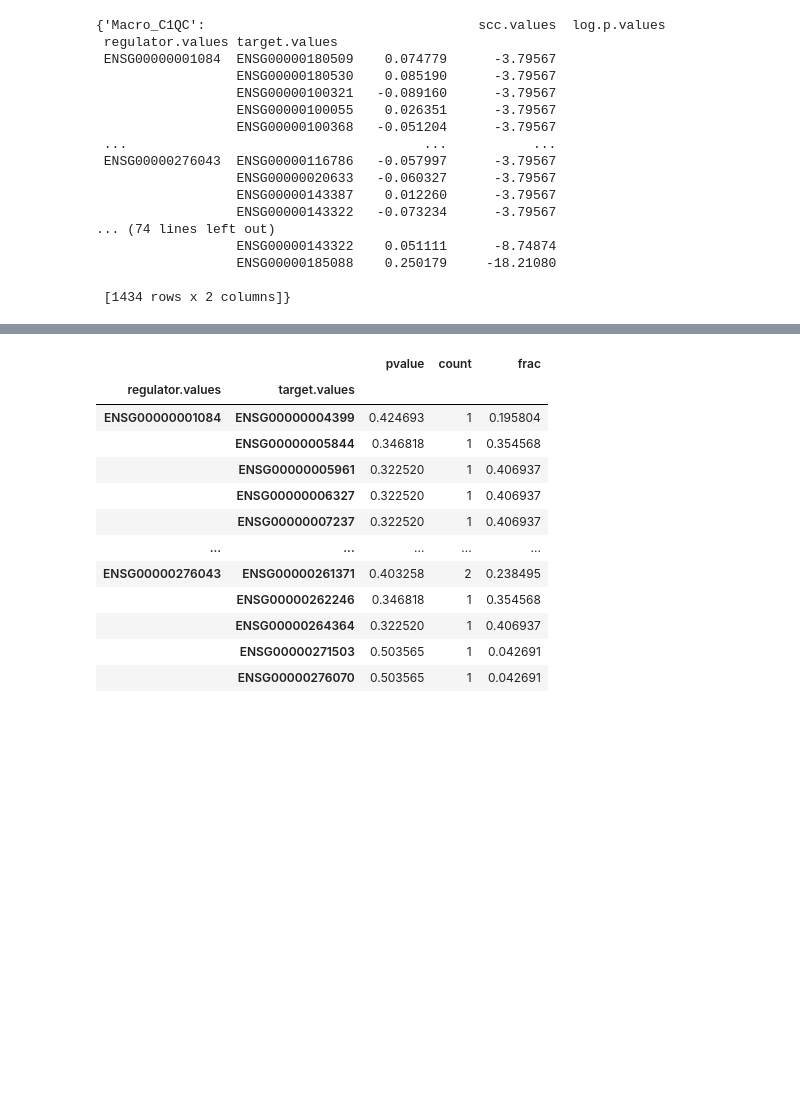
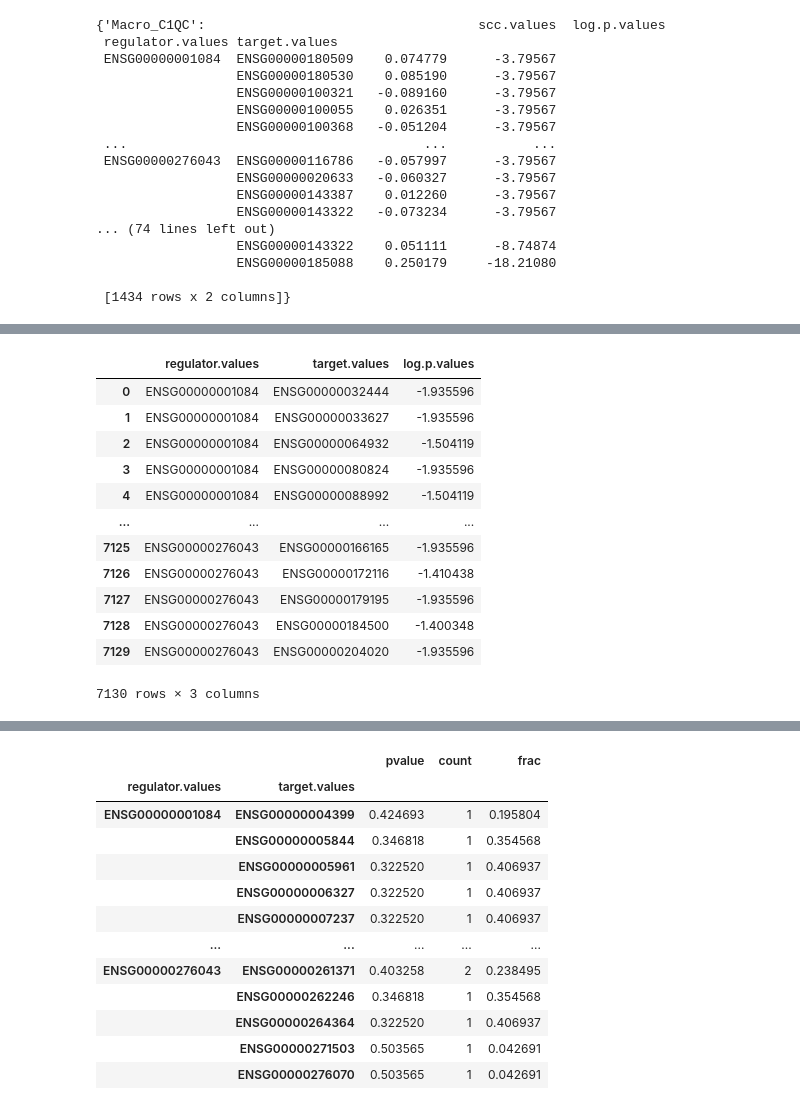
Before and after one commit to czi-ai/reg-net-llm, a Jupyter notebook: notebooks/infer_networks_mye.ipynb, the cells around one changed output, grey strips where cells are left out. Drawn from its saved outputs; the diff is of its cells as text; code cells hidden in the pictures; blank space fills up the shorter version.

```diff
--- a/notebooks/infer_networks_mye.ipynb
+++ b/notebooks/infer_networks_mye.ipynb
@@ -350,0 +392,2 @@ def infer_cell_network(probs, classes, class_networks, base_alpha):
+# %%
+E, all_edges = build_class_edge_matrix(class_networks, classes, default_alpha=(0.05 + 1)/2)
@@ -350,0 +401,3 @@ def infer_cell_network(probs, classes, class_networks, base_alpha):
+# %%
+%%timeit
+network_df = infer_cell_network_df(probs, E, all_edges, alpha=0.25)
@@ -351 +406,17 @@ def infer_cell_network(probs, classes, class_networks, base_alpha):
+# %%
+network_df
+# %% [output]
+|  | regulator.values | target.values | log.p.values |
+| 0 | ENSG00000001084 | ENSG00000032444 | -1.935596 |
+| 1 | ENSG00000001084 | ENSG00000033627 | -1.935596 |
+| 2 | ENSG00000001084 | ENSG00000064932 | -1.504119 |
+| 3 | ENSG00000001084 | ENSG00000080824 | -1.935596 |
+| 4 | ENSG00000001084 | ENSG00000088992 | -1.504119 |
+| ... | ... | ... | ... |
+| 7125 | ENSG00000276043 | ENSG00000166165 | -1.935596 |
+| 7126 | ENSG00000276043 | ENSG00000172116 | -1.410438 |
+| 7127 | ENSG00000276043 | ENSG00000179195 | -1.935596 |
+| 7128 | ENSG00000276043 | ENSG00000184500 | -1.400348 |
+| 7129 | ENSG00000276043 | ENSG00000204020 | -1.935596 |
+7130 rows × 3 columns
 # %%
```
Also changed, not shown: parts of 17 cells of this notebook, 6 other files.
